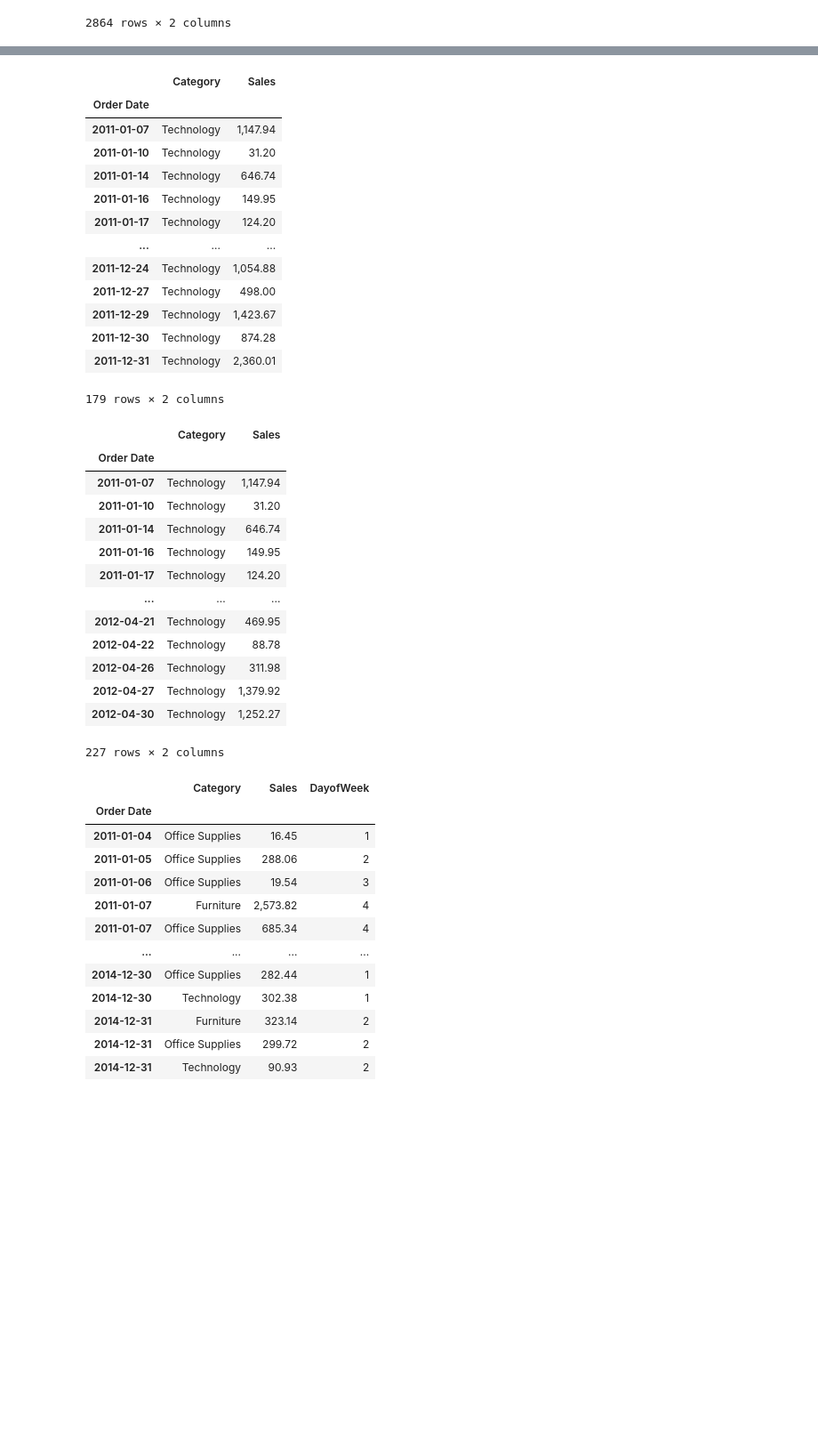
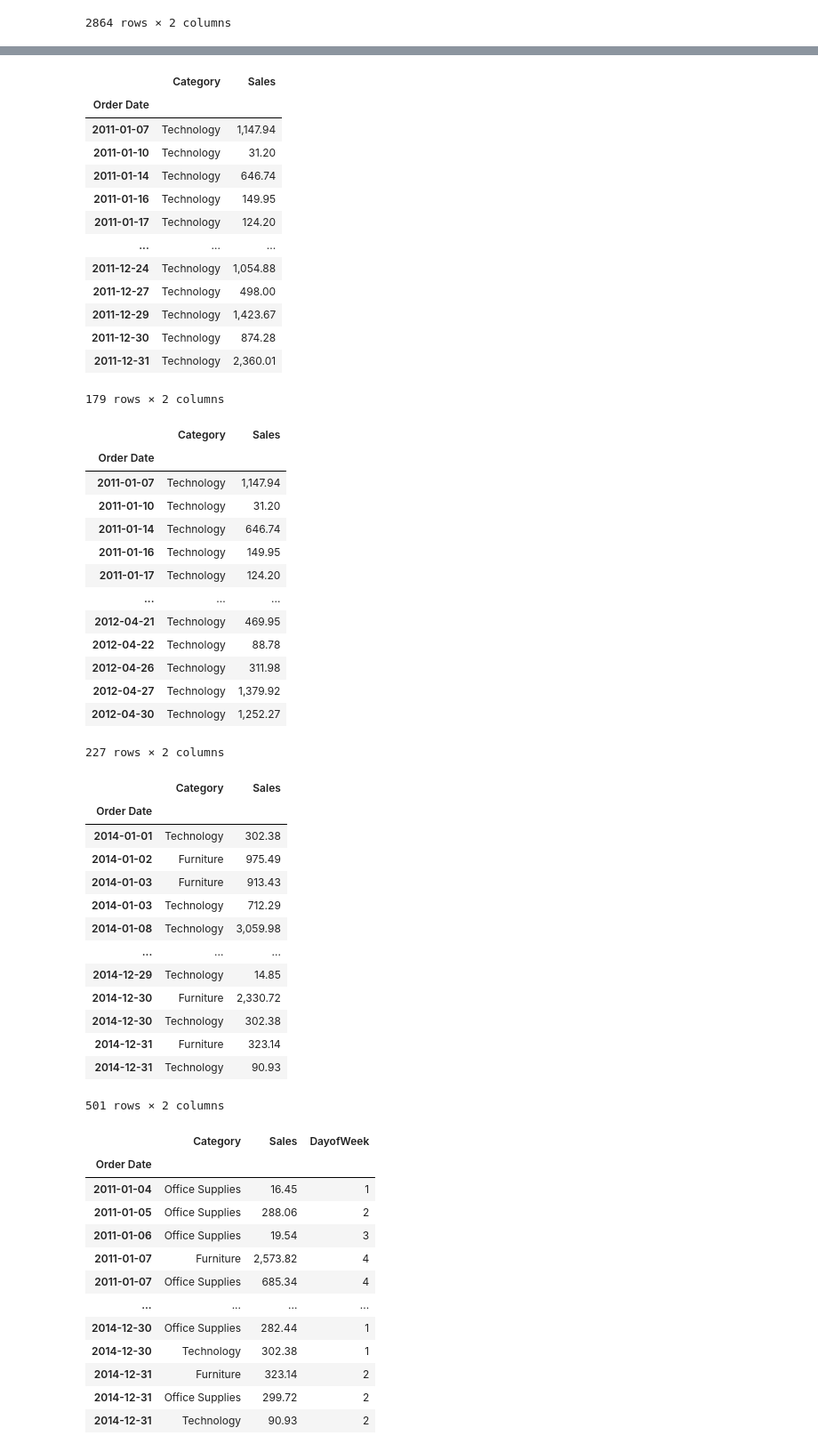
Before and after one commit to razielar/coursera_time_series_forecasting, a Jupyter notebook: coursera_time_series/week_1/pandas.time.series.ipynb, the cells around one changed output, grey strips where cells are left out. Shown at 89% size. Drawn from its saved outputs; the diff is of its cells as text; code cells hidden in the pictures; blank space fills up the shorter version.

```diff
--- a/coursera_time_series/week_1/pandas.time.series.ipynb
+++ b/coursera_time_series/week_1/pandas.time.series.ipynb
@@ -155,6 +158,7 @@ base
 display(base.loc['2011'].tail())
 display(base[base['Category'] == 'Technology'].loc['2011'])
 display(base[base['Category'] == 'Technology'].loc['2011':'2012-04'])
+display(base[(base['Category'] == 'Technology') | (base['Category'] == 'Furniture')].loc['2014'])
 # %% [output]
 |  | Category | Sales |
 | Order Date |  |  |
@@ -164,33 +168,47 @@ display(base[base['Category'] == 'Technology'].loc['2011':'2012-04'])
 | 2011-12-31 | Office Supplies | 308.73 |
 | 2011-12-31 | Technology | 2,360.01 |
 |  | Category | Sales |
 | Order Date |  |  |
 | 2011-01-07 | Technology | 1,147.94 |
 | 2011-01-10 | Technology | 31.20 |
 | 2011-01-14 | Technology | 646.74 |
 | 2011-01-16 | Technology | 149.95 |
 | 2011-01-17 | Technology | 124.20 |
 | ... | ... | ... |
 | 2011-12-24 | Technology | 1,054.88 |
 | 2011-12-27 | Technology | 498.00 |
 | 2011-12-29 | Technology | 1,423.67 |
 | 2011-12-30 | Technology | 874.28 |
 | 2011-12-31 | Technology | 2,360.01 |
 179 rows × 2 columns
 |  | Category | Sales |
 | Order Date |  |  |
 | 2011-01-07 | Technology | 1,147.94 |
 | 2011-01-10 | Technology | 31.20 |
 | 2011-01-14 | Technology | 646.74 |
 | 2011-01-16 | Technology | 149.95 |
 | 2011-01-17 | Technology | 124.20 |
 | ... | ... | ... |
 | 2012-04-21 | Technology | 469.95 |
 | 2012-04-22 | Technology | 88.78 |
 | 2012-04-26 | Technology | 311.98 |
 | 2012-04-27 | Technology | 1,379.92 |
 | 2012-04-30 | Technology | 1,252.27 |
 227 rows × 2 columns
+|  | Category | Sales |
+| Order Date |  |  |
+| 2014-01-01 | Technology | 302.38 |
+| 2014-01-02 | Furniture | 975.49 |
+| 2014-01-03 | Furniture | 913.43 |
+| 2014-01-03 | Technology | 712.29 |
+| 2014-01-08 | Technology | 3,059.98 |
+| ... | ... | ... |
+| 2014-12-29 | Technology | 14.85 |
+| 2014-12-30 | Furniture | 2,330.72 |
+| 2014-12-30 | Technology | 302.38 |
+| 2014-12-31 | Furniture | 323.14 |
+| 2014-12-31 | Technology | 90.93 |
+501 rows × 2 columns
 # %%
 # Day of week= Monday=0, Sunday= 6
 base['DayofWeek']= base.index.dayofweek
```
Also changed, not shown: parts of 3 cells of this notebook, 1 other file.
